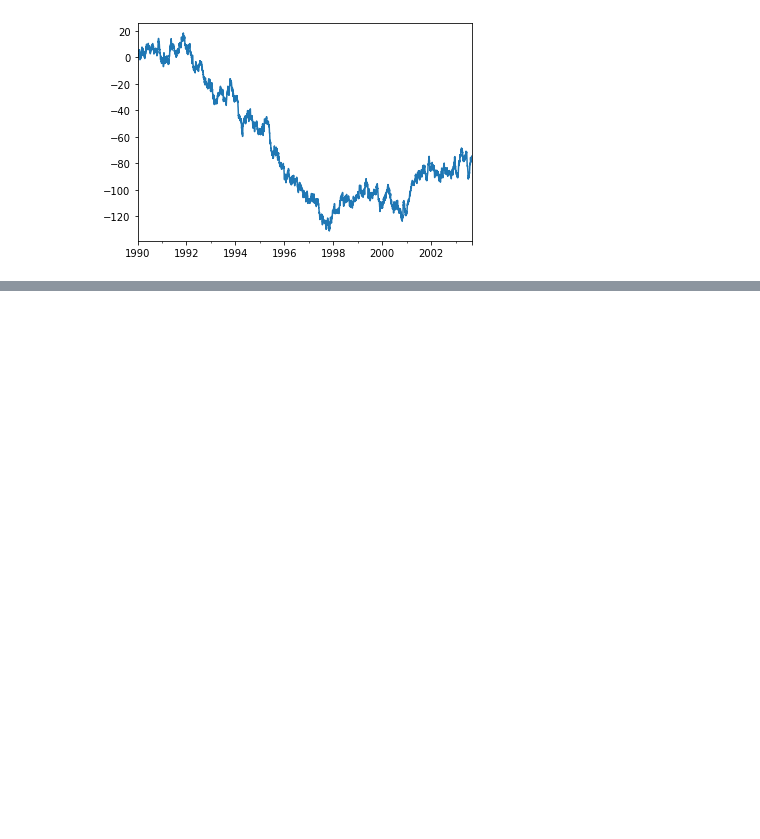
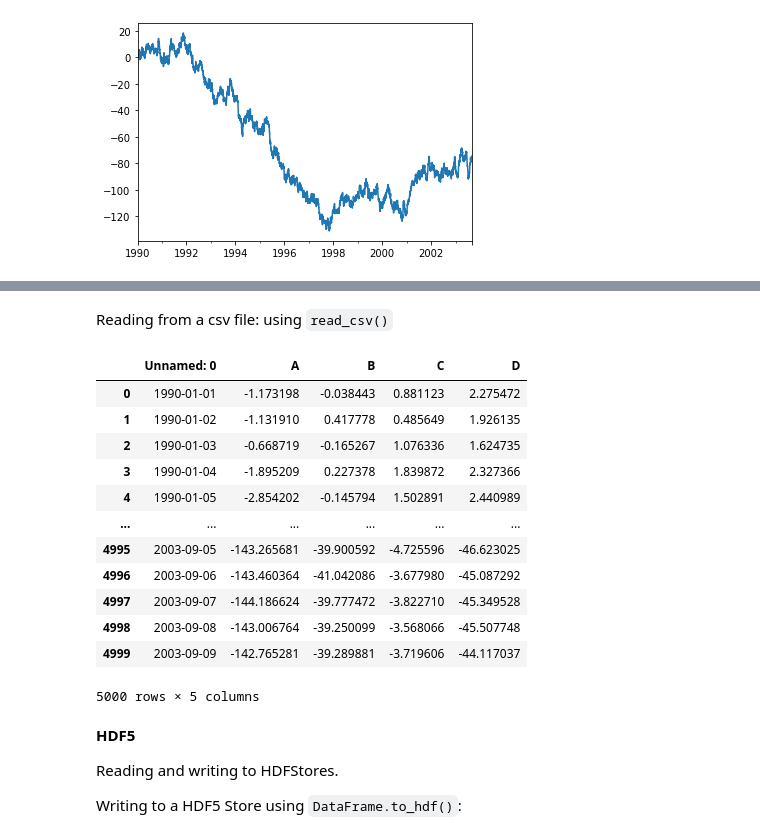
Before and after one commit to MMoronto/pytorch_exercises, a Jupyter notebook: Peutingar_datasets.ipynb, the cells around one changed output, grey strips where cells are left out. Cells and saved outputs as stored; diff of their text form; code cells hidden in the pictures; blank space fills up the shorter version.

```diff
--- a/Peutingar_datasets.ipynb
+++ b/Peutingar_datasets.ipynb
@@ -1150,0 +1174,24 @@ ts.plot();
+# %% [markdown]
+Reading from a csv file: using `read_csv()`
+# %%
+pd.read_csv("foo.csv")
+# %% [output]
+|  | Unnamed: 0 | A | B | C | D |
+| 0 | 1990-01-01 | -1.173198 | -0.038443 | 0.881123 | 2.275472 |
+| 1 | 1990-01-02 | -1.131910 | 0.417778 | 0.485649 | 1.926135 |
+| 2 | 1990-01-03 | -0.668719 | -0.165267 | 1.076336 | 1.624735 |
+| 3 | 1990-01-04 | -1.895209 | 0.227378 | 1.839872 | 2.327366 |
+| 4 | 1990-01-05 | -2.854202 | -0.145794 | 1.502891 | 2.440989 |
+| ... | ... | ... | ... | ... | ... |
+| 4995 | 2003-09-05 | -143.265681 | -39.900592 | -4.725596 | -46.623025 |
+| 4996 | 2003-09-06 | -143.460364 | -41.042086 | -3.677980 | -45.087292 |
+| 4997 | 2003-09-07 | -144.186624 | -39.777472 | -3.822710 | -45.349528 |
+| 4998 | 2003-09-08 | -143.006764 | -39.250099 | -3.568066 | -45.507748 |
+| 4999 | 2003-09-09 | -142.765281 | -39.289881 | -3.719606 | -44.117037 |
+5000 rows × 5 columns
+# %% [markdown]
+**HDF5**
+
+Reading and writing to HDFStores.
+
+Writing to a HDF5 Store using `DataFrame.to_hdf()`:
```
Also changed, not shown: parts of 7 cells of this notebook.
